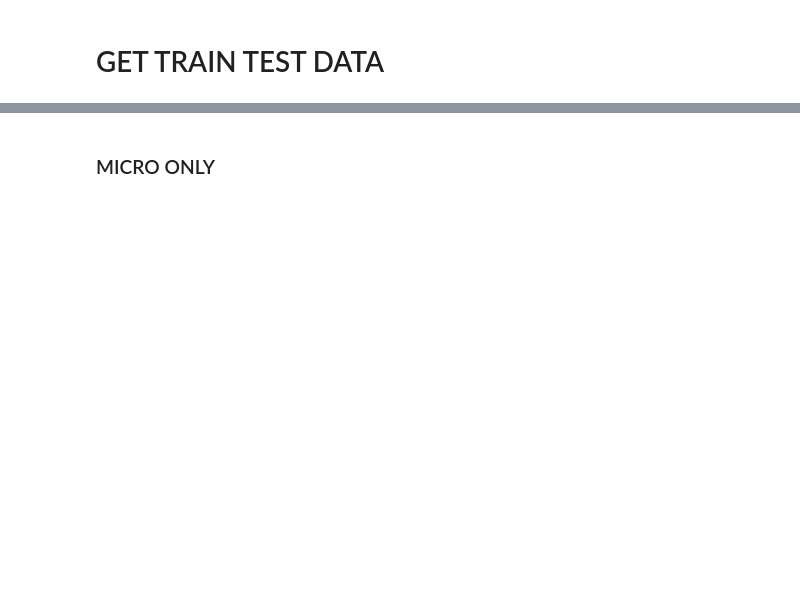
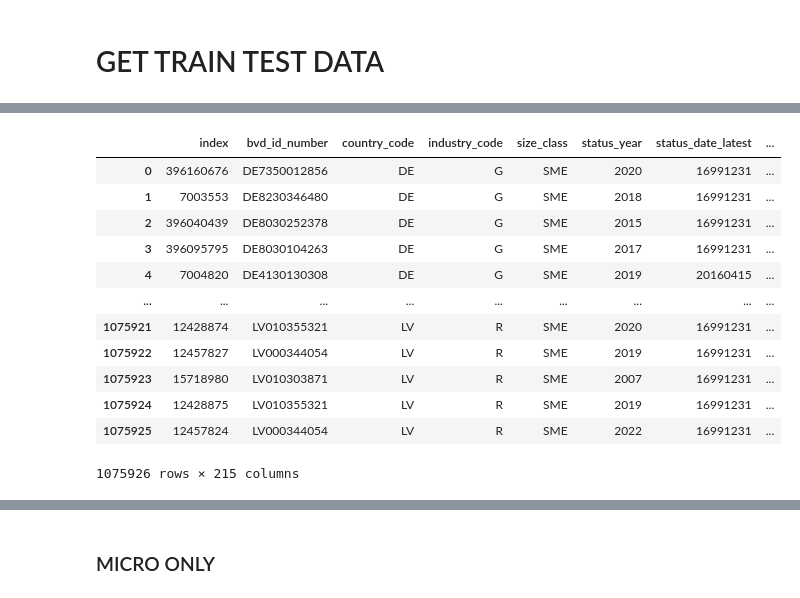
Before and after one commit to jakublaza/FCS-Zanders, a Jupyter notebook: FCS_code2.ipynb, the cells around one changed output, grey strips where cells are left out. Drawn from its saved outputs; the diff is of its cells as text; code cells hidden in the pictures; blank space fills up the shorter version.

```diff
--- a/FCS_code2.ipynb
+++ b/FCS_code2.ipynb
@@ -55,5 +58,7 @@ micro
 | 305522 | 1526940 | 430282806 | IT00735460347 | IT | G | SME | 2010 | ... |
 | 305523 | 1526971 | 430303751 | IT00811420629 | IT | G | SME | 2006 | ... |
 276828 rows × 53 columns
+# %%
+df = pd.read_csv('imputed_MICE_bayesian_ridge.csv').iloc[:, 1:]
 # %%
 micro.to_csv('micro.csv')
@@ -104,5 +126,6 @@ def calculate_woe(df, feature, target):
 feature = 'industry_code'
 target = 'default_indicator'
 
-woE_result = calculate_woe(df, feature, target)
+woE_sector = calculate_woe(subset_df, feature, target)
+woE_country = calculate_woe(subset_df, 'country_code', target)
 # print(woE_result)
@@ -109,3 +157,19 @@ woE_result = calculate_woe(df, feature, target)
+# %%
+subset_df.merge(woe, on = 'industry_code').merge(woe2, on = 'country_code')
+# %% [output]
+|  | index | bvd_id_number | country_code | industry_code | size_class | status_year | status_date_latest | ... |
+| 0 | 396160676 | DE7350012856 | DE | G | SME | 2020 | 16991231 | ... |
+| 1 | 7003553 | DE8230346480 | DE | G | SME | 2018 | 16991231 | ... |
+| 2 | 396040439 | DE8030252378 | DE | G | SME | 2015 | 16991231 | ... |
+| 3 | 396095795 | DE8030104263 | DE | G | SME | 2017 | 16991231 | ... |
+| 4 | 7004820 | DE4130130308 | DE | G | SME | 2019 | 20160415 | ... |
+| ... | ... | ... | ... | ... | ... | ... | ... | ... |
+| 1075921 | 12428874 | LV010355321 | LV | R | SME | 2020 | 16991231 | ... |
+| 1075922 | 12457827 | LV000344054 | LV | R | SME | 2019 | 16991231 | ... |
+| 1075923 | 15718980 | LV010303871 | LV | R | SME | 2007 | 16991231 | ... |
+| 1075924 | 12428875 | LV010355321 | LV | R | SME | 2019 | 16991231 | ... |
+| 1075925 | 12457824 | LV000344054 | LV | R | SME | 2022 | 16991231 | ... |
+1075926 rows × 215 columns
 # %%
 import re
 
```
Also changed, not shown: parts of 65 cells of this notebook, 4 other files.
